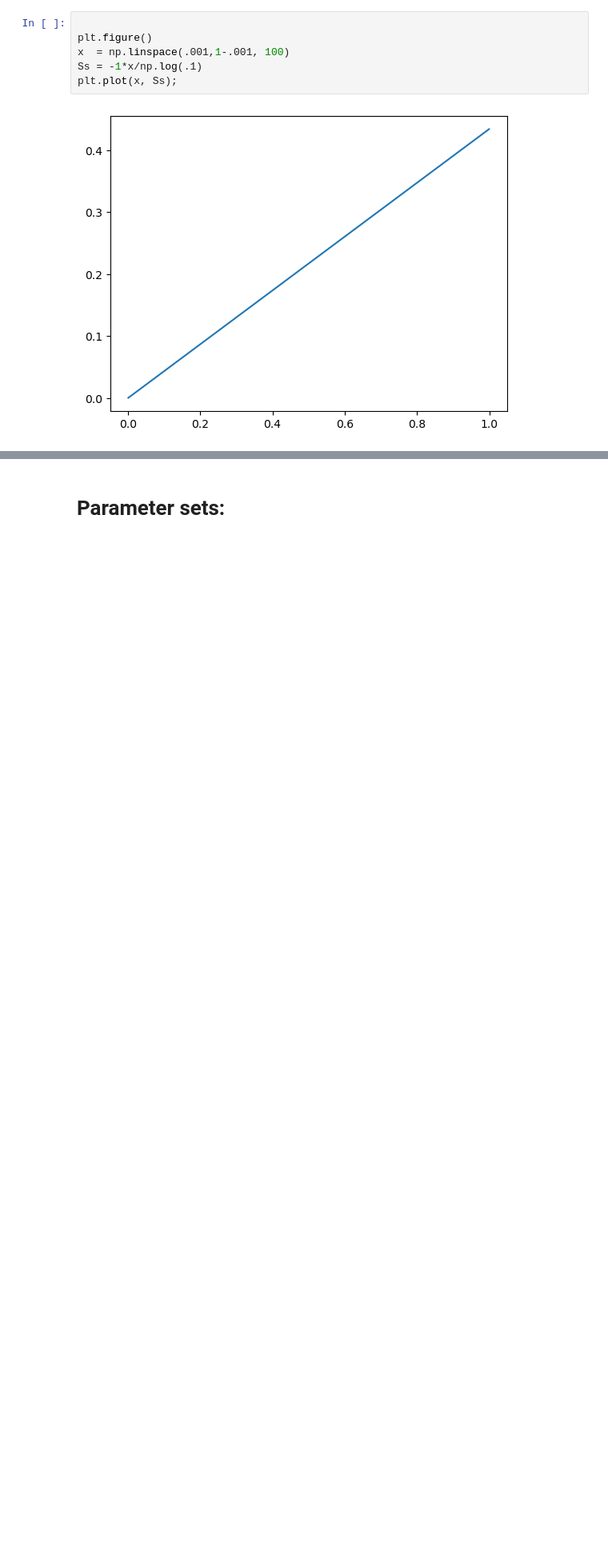
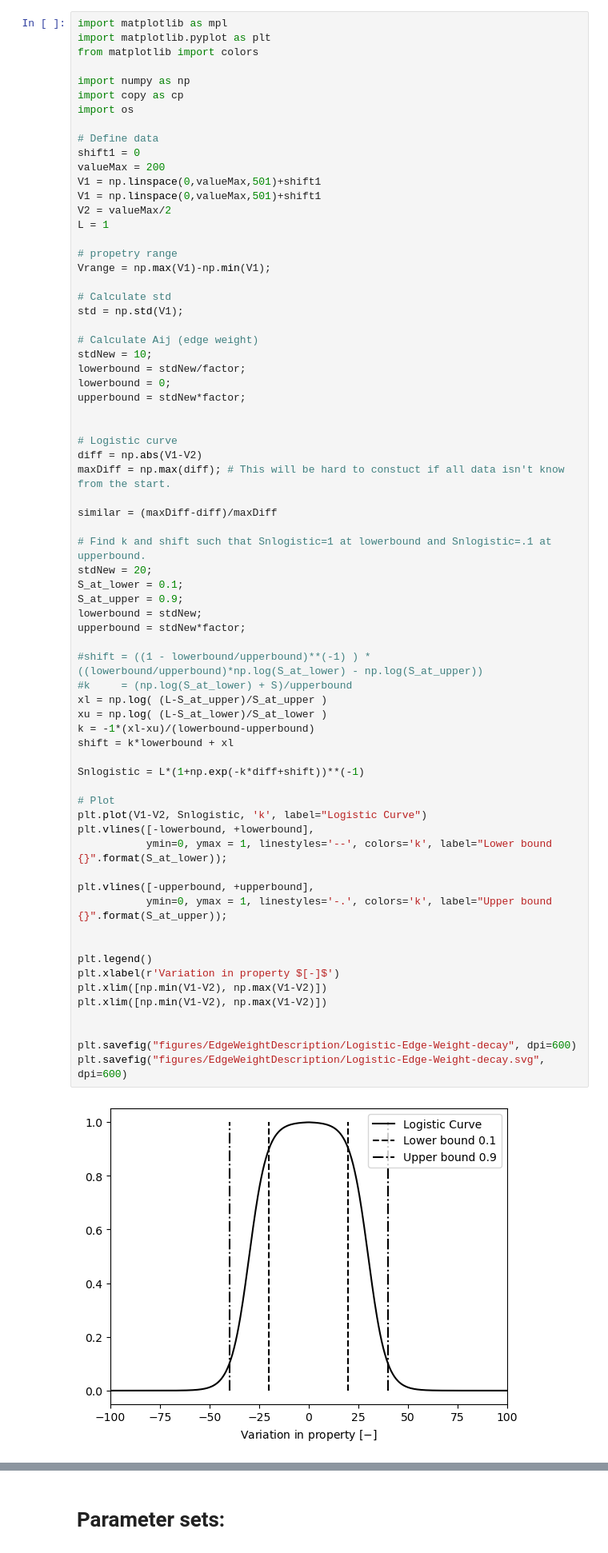
Before and after one commit to Bogumil-Matthew/ExoCcycle, a Jupyter notebook: JN/Development.ipynb, the cells around one changed output, grey strips where cells are left out. Shown at 80% size. Cells and saved outputs as stored; diff of their text form; blank space fills up the shorter version.

```diff
--- a/JN/Development.ipynb
+++ b/JN/Development.ipynb
@@ -175,11 +197,74 @@ plt.hist(V1)
 # %%
+import matplotlib as mpl
+import matplotlib.pyplot as plt
+from matplotlib import colors
 
-plt.figure()
-x  = np.linspace(.001,1-.001, 100)
-Ss = -1*x/np.log(.1)
-plt.plot(x, Ss);
+import numpy as np
+import copy as cp
+import os
+
+# Define data
+shift1 = 0
+valueMax = 200
+V1 = np.linspace(0,valueMax,501)+shift1
+V1 = np.linspace(0,valueMax,501)+shift1
+V2 = valueMax/2
+L = 1
+
+# propetry range
+Vrange = np.max(V1)-np.min(V1);
+
+# Calculate std
+std = np.std(V1);
+
+# Calculate Aij (edge weight)
+stdNew = 10;
+lowerbound = stdNew/factor;
+lowerbound = 0;
+upperbound = stdNew*factor;
+
+
+# Logistic curve
+diff = np.abs(V1-V2)
+maxDiff = np.max(diff); # This will be hard to constuct if all data isn't know from the start.
+
+similar = (maxDiff-diff)/maxDiff
+
+# Find k and shift such that Snlogistic=1 at lowerbound and Snlogistic=.1 at upperbound.
+stdNew = 20;
+S_at_lower = 0.1;
+S_at_upper = 0.9;
+lowerbound = stdNew;
+upperbound = stdNew*factor;
+
+#shift = ((1 - lowerbound/upperbound)**(-1) ) * ((lowerbound/upperbound)*np.log(S_at_lower) - np.log(S_at_upper))
+#k     = (np.log(S_at_lower) + S)/upperbound
+xl = np.log( (L-S_at_upper)/S_at_upper )
+xu = np.log( (L-S_at_lower)/S_at_lower )
+k = -1*(xl-xu)/(lowerbound-upperbound)
+shift = k*lowerbound + xl
+
+Snlogistic = L*(1+np.exp(-k*diff+shift))**(-1)
+
+# Plot
+plt.plot(V1-V2, Snlogistic, 'k', label="Logistic Curve")
+plt.vlines([-lowerbound, +lowerbound],
+           ymin=0, ymax = 1, linestyles='--', colors='k', label="Lower bound {}".format(S_at_lower));
+
+plt.vlines([-upperbound, +upperbound],
+           ymin=0, ymax = 1, linestyles='-.', colors='k', label="Upper bound {}".format(S_at_upper));
+
+
+plt.legend()
+plt.xlabel(r'Variation in property $[-]$')
+plt.xlim([np.min(V1-V2), np.max(V1-V2)])
+plt.xlim([np.min(V1-V2), np.max(V1-V2)])
+
+
+plt.savefig("figures/EdgeWeightDescription/Logistic-Edge-Weight-decay", dpi=600)
+plt.savefig("figures/EdgeWeightDescription/Logistic-Edge-Weight-decay.svg", dpi=600)
 # %% [output]
-[figure, old version]
+[figure, new version]
 # %%
 # Create a weight function that has the following characteristics
 #
```
Also changed, not shown: parts of 1 cell of this notebook, 2 other files.
